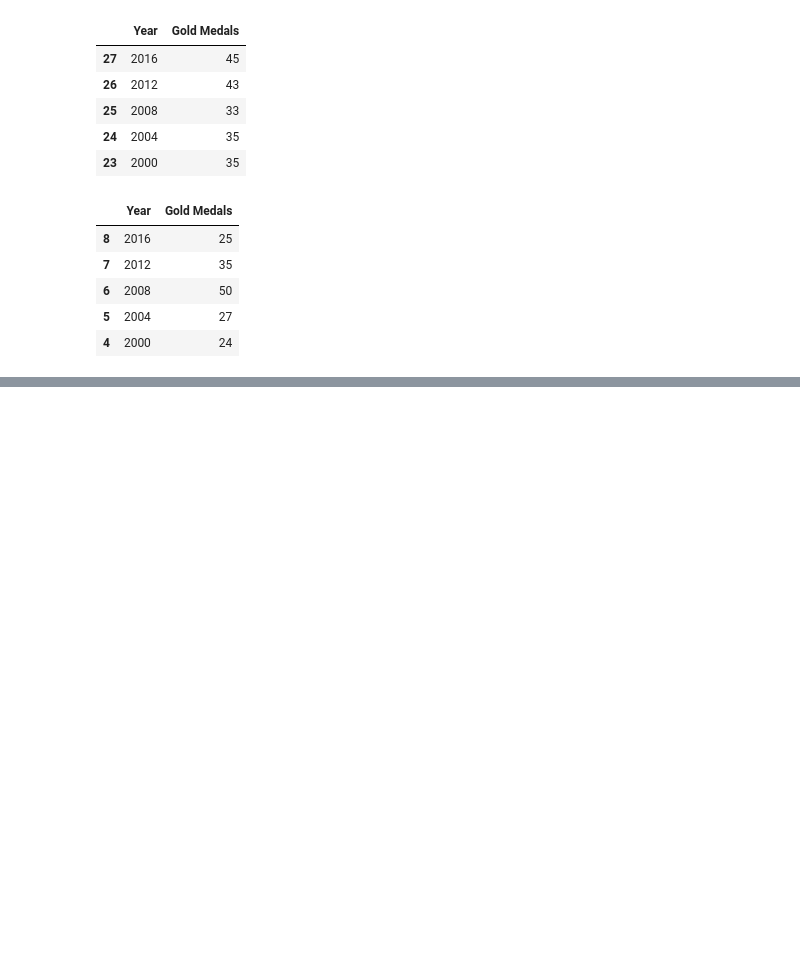
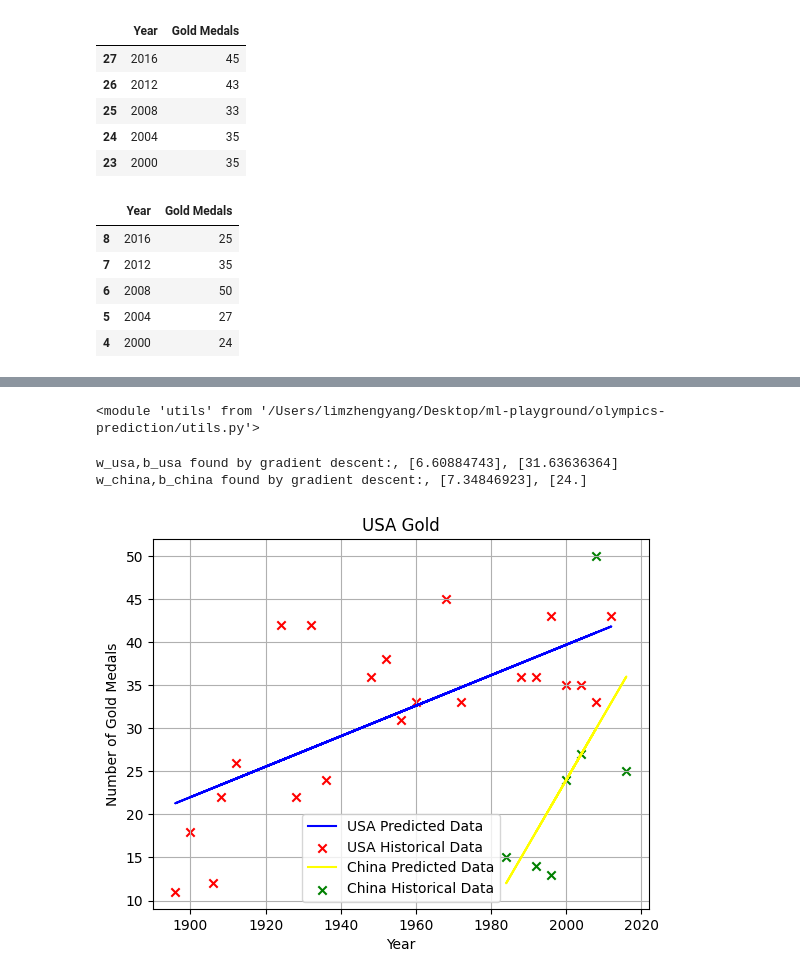
Before and after one commit to zaclimzhengyang/machine-learning-playground, a Jupyter notebook: olympics-prediction/main.ipynb, the cells around one changed output, grey strips where cells are left out. Drawn from its saved outputs; the diff is of its cells as text; code cells hidden in the pictures; blank space fills up the shorter version.

```diff
--- a/olympics-prediction/main.ipynb
+++ b/olympics-prediction/main.ipynb
@@ -123,0 +160,76 @@ y_china = china_gold_medal_count_per_year['Gold Medals'].values
+# %%
+from importlib import reload
+import utils
+
+# To reload utils as we are making changes to the functions in utils
+reload(utils)
+# %% [output]
+<module 'utils' from '/Users/limzhengyang/Desktop/ml-playground/olympics-prediction/utils.py'>
+# %%
+from utils import gradient_descent
+import math
+from sklearn.preprocessing import StandardScaler
+
+# 1.3 - Scale features
+scaler_usa = StandardScaler()
+X_usa_train_scaled = scaler_usa.fit_transform(X_usa_train.reshape(-1, 1))
+
+scaler_china = StandardScaler()
+X_china_train_scaled = scaler_china.fit_transform(X_china_train.reshape(-1, 1))
+
+# 1.4 - Batch gradient descent
+initial_w = 0.
+initial_b = 0.
+
+iterations = 10000
+alpha = 0.01
+
+w_usa, b_usa, _, _ = gradient_descent(X_usa_train_scaled, y_usa_train, initial_w, initial_b,
+                                      compute_cost, compute_gradient, alpha, iterations)
+print(f'w_usa,b_usa found by gradient descent:, {w_usa}, {b_usa}')
+
+w_china, b_china, _, _ = gradient_descent(X_china_train_scaled, y_china_train, initial_w, initial_b,
+                                          compute_cost, compute_gradient, alpha, iterations)
+print(f'w_china,b_china found by gradient descent:, {w_china}, {b_china}')
+# %% [output]
+w_usa,b_usa found by gradient descent:, [6.60884743], [31.63636364]
+w_china,b_china found by gradient descent:, [7.34846923], [24.]
+# %%
+# 1.5 - Use final parameters from gradient descent to plot linear fit
+m_usa = X_usa_train.shape[0]
+predicted_usa = np.zeros(m_usa)
+
+for i in range(m_usa):
+    predicted_usa[i] = w_usa * X_usa_train_scaled[i] + b_usa
+
+m_china = X_china_train.shape[0]
+predicted_china = np.zeros(m_china)
+
+for i in range(m_china):
+    predicted_china[i] = w_china * X_china_train_scaled[i] + b_china
+
+# Plot the linear fit - USA
+plt.plot(X_usa_train, predicted_usa, color= "blue", label='USA Predicted Data')
+
+# Create a scatter plot of the data.
+plt.scatter(X_usa_train, y_usa_train, marker='x', color='red', label='USA Historical Data')
+
+plt.title("USA Gold")
+plt.ylabel('Number of Gold Medals')
+plt.xlabel('Year')
+plt.legend()
+plt.grid(True)
+
+# Plot the linear fit - China
+plt.plot(X_china_train, predicted_china, color='yellow', label='China Predicted Data')
+
+# Create a scatter plot of the data.
+plt.scatter(X_china_train, y_china_train, marker='x', color='green', label='China Historical Data')
+
+plt.title("USA Gold")
+plt.ylabel('Number of Gold Medals')
+plt.xlabel('Year')
+plt.legend()
+plt.grid(True)
+# %% [output]
+[figure, added]
```
Also changed, not shown: parts of 11 cells of this notebook.
